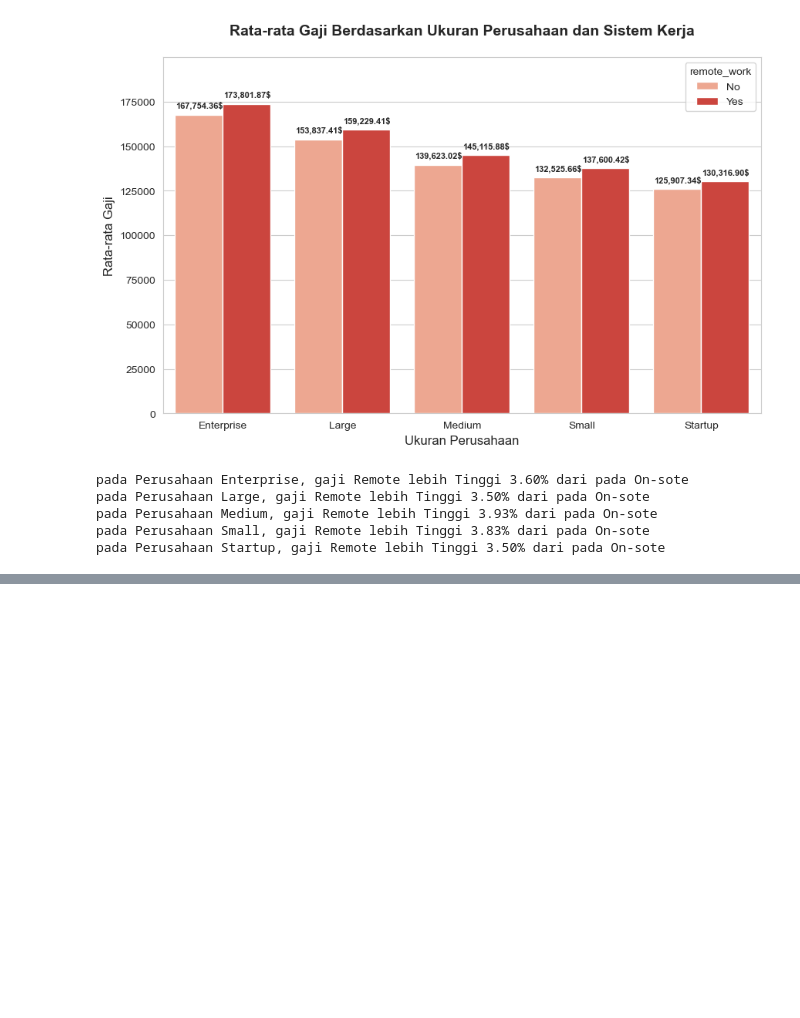
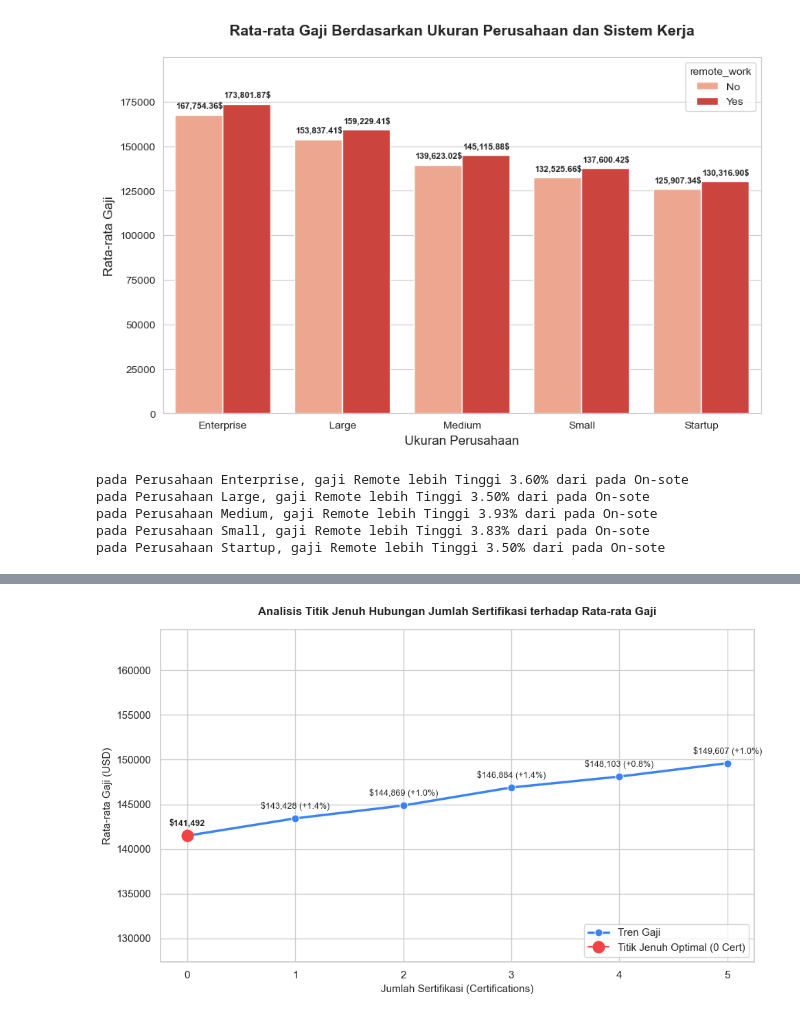
Before and after one commit to HafidzAfrieno/Project-Data-Analyst-Part-1, a Jupyter notebook: job_salary_analyst.ipynb, the cells around one changed output, grey strips where cells are left out. Saved outputs shown, nothing was run; the diff lists cells and outputs as text; code cells hidden in the pictures; blank space fills up the shorter version.

```diff
--- a/job_salary_analyst.ipynb
+++ b/job_salary_analyst.ipynb
@@ -582,7 +582,7 @@ df.head(2)
 # %%
 #soal nomor 3
 #3. Bandingkan salary karyawan remote_work dengan on-site pada company_size yang sama. Apakah remote work cenderung dibayar lebih rendah atau lebih tinggi?
-data=df[['salary','remote_work','company_size']]
+data=df[['salary','remote_work','company_size']].copy()
 mean_salary = data.groupby(['remote_work','company_size'])['salary'].agg(['mean']).reset_index()
 mean_filtered = mean_salary[mean_salary['remote_work'].isin(['Yes','No'])]
 company_size = pd.crosstab(columns=mean_filtered['remote_work'],index=mean_filtered['company_size'],values=mean_filtered['mean'],aggfunc='mean')
@@ -623,0 +630,77 @@ pada Perusahaan Startup, gaji Remote lebih Tinggi 3.50% dari pada On-sote
+# %%
+#soal nomor 4
+# 4. Cari angka certifications optimal (titik jenuh) di mana penambahan sertifikasi setelah angka tersebut tidak lagi meningkatkan salary secara signifikan.
+data = df[['certifications','salary']].copy()
+df_certif = data.groupby('certifications')[['salary']].mean().round(2)
+df_certif['salary_growth'] = (((df_certif['salary']-df_certif['salary'].shift(1))/df_certif['salary'].shift(1))*100).round(2)
+
+# 1. Menyiapkan data & reset index agar 'certifications' menjadi kolom plotting
+df_plot = df_certif.reset_index()
+
+# 2. Mencari Titik Jenuh secara otomatis (Kenaikan pertama yang di bawah 1.5%)
+# Anda bisa mengubah angka 1.5 sesuai dengan batas signifikansi yang Anda inginkan
+threshold = 1.5
+titik_jenuh_row = df_plot[df_plot['salary_growth'] < threshold].first_valid_index()
+
+# Jika ditemukan, ambil nilai sertifikasinya, jika tidak ambil nilai terakhir
+if titik_jenuh_row is not None:
+    # Titik jenuh adalah jumlah sertifikasi sebelum penambahan tidak signifikan terjadi
+    sertifikasi_optimal = df_plot.loc[titik_jenuh_row - 1, 'certifications']
+    gaji_optimal = df_plot.loc[titik_jenuh_row - 1, 'salary']
+else:
+    sertifikasi_optimal = df_plot['certifications'].iloc[-1]
+    gaji_optimal = df_plot['salary'].iloc[-1]
+
+# 3. Membuat Line Plot
+plt.figure(figsize=(10, 6))
+sns.set_theme(style="whitegrid")
+
+# Plot tren utama
+sns.lineplot(
+    data=df_plot,
+    x='certifications',
+    y='salary',
+    marker='o',
+    color='#3b82f6', # Warna Biru
+    linewidth=2.5,
+    markersize=8,
+    label='Tren Gaji'
+)
+
+# 4. Memberikan highlight warna merah khusus pada titik jenuh optimal
+plt.plot(
+    sertifikasi_optimal,
+    gaji_optimal,
+    marker='o',
+    color='#ef4444', # Warna Merah
+    markersize=12,
+    label=f'Titik Jenuh Optimal ({int(sertifikasi_optimal)} Cert)'
+)
+
+# 5. Menambahkan teks anotasi angka di setiap titik koordinat grafik
+for i, row in df_plot.iterrows():
+    # Menampilkan teks: Gaji (Kenaikan %)
+    growth_text = f" (+{row['salary_growth']:.1f}%)" if not pd.isna(row['salary_growth']) else ""
+    label_text = f"${row['salary']:,.0f}{growth_text}"
+
+    plt.annotate(
+        label_text,
+        xy=(row['certifications'], row['salary']),
+        xytext=(0, 10),
+        textcoords="offset points",
+        ha='center',
+        fontsize=9,
+        fontweight='bold' if row['certifications'] == sertifikasi_optimal else 'normal'
+    )
+
+# 6. Mengatur Judul, Label, dan Tampilan
+plt.title('Analisis Titik Jenuh Hubungan Jumlah Sertifikasi terhadap Rata-rata Gaji', fontsize=12, fontweight='bold', pad=15)
+plt.xlabel('Jumlah Sertifikasi (Certifications)', fontsize=11)
+plt.ylabel('Rata-rata Gaji (USD)', fontsize=11)
+plt.ylim(df_plot['salary'].min() * 0.9, df_plot['salary'].max() * 1.1)
+plt.legend(loc='lower right')
+
+plt.tight_layout()
+plt.show()
+# %% [output]
+[figure, added]
```
Also changed, not shown: parts of 1 cell of this notebook.
